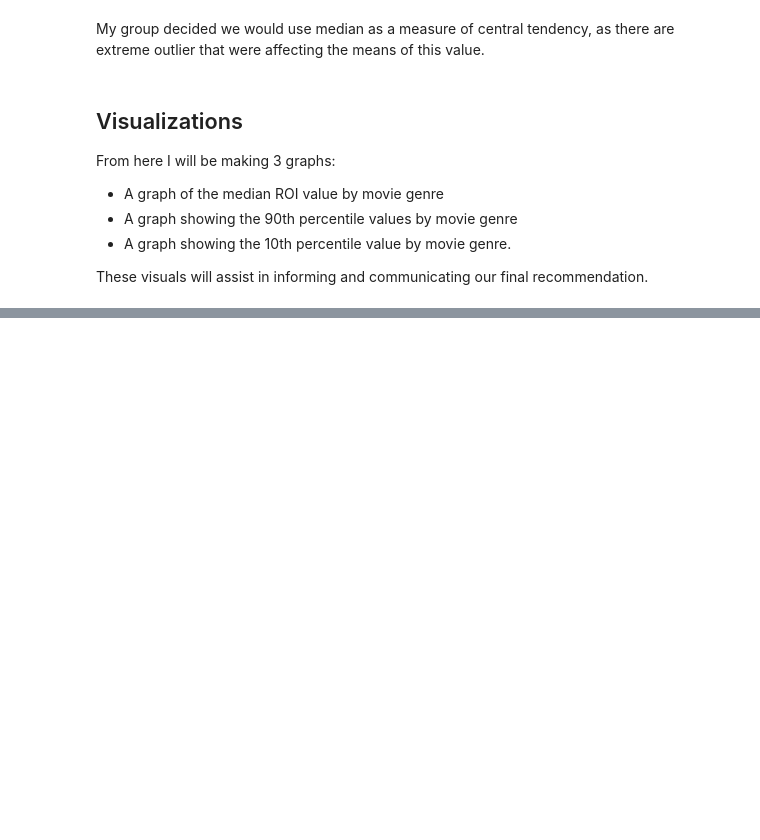
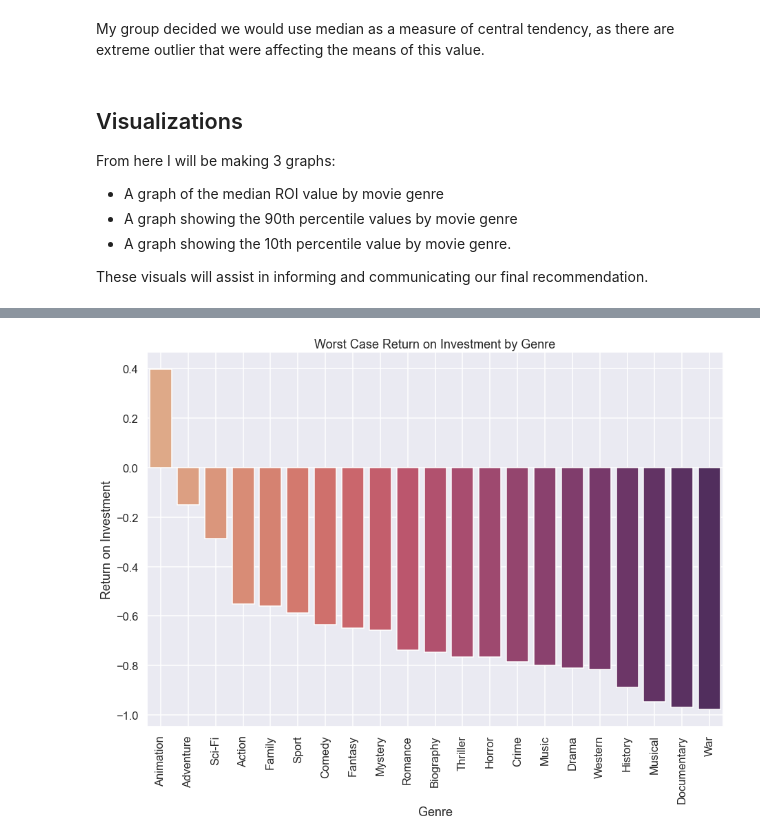
Before and after one commit to austint1121/VenusMovieAnalysis, a Jupyter notebook: Code/Matthew-Rec1.ipynb, the cells around one changed output, grey strips where cells are left out. Saved outputs shown, nothing was run; the diff lists cells and outputs as text; code cells hidden in the pictures; blank space fills up the shorter version.

```diff
--- a/Code/Matthew-Rec1.ipynb
+++ b/Code/Matthew-Rec1.ipynb
@@ -187,0 +212,17 @@ Just from this graph it is easy to see that some
+# %%
+# Group by bottom 10% and sort by ROI
+bottom_imdb_tn = imdb_tn.groupby('genres').quantile(q=0.1).sort_values('ROI', ascending=False)
+# %%
+# Create visual
+figbot, axbot = plt.subplots()
+
+bot = sns.barplot(data=bottom_imdb_tn, x=bottom_imdb_tn.index, y='ROI', ax=axbot, palette="flare" )
+
+# Customize asthetic
+bot.set_xticklabels(bot.get_xticklabels(),rotation = 90) # rotate xaxis tick labels
+axbot.xaxis.grid(True) # Show the vertical gridlines
+bot.set_title("Worst Case Return on Investment by Genre")
+bot.set_xlabel('Genre')
+bot.set_ylabel('Return on Investment')
+# %% [output]
+[figure, added]
```
Also changed, not shown: parts of 8 cells of this notebook.
